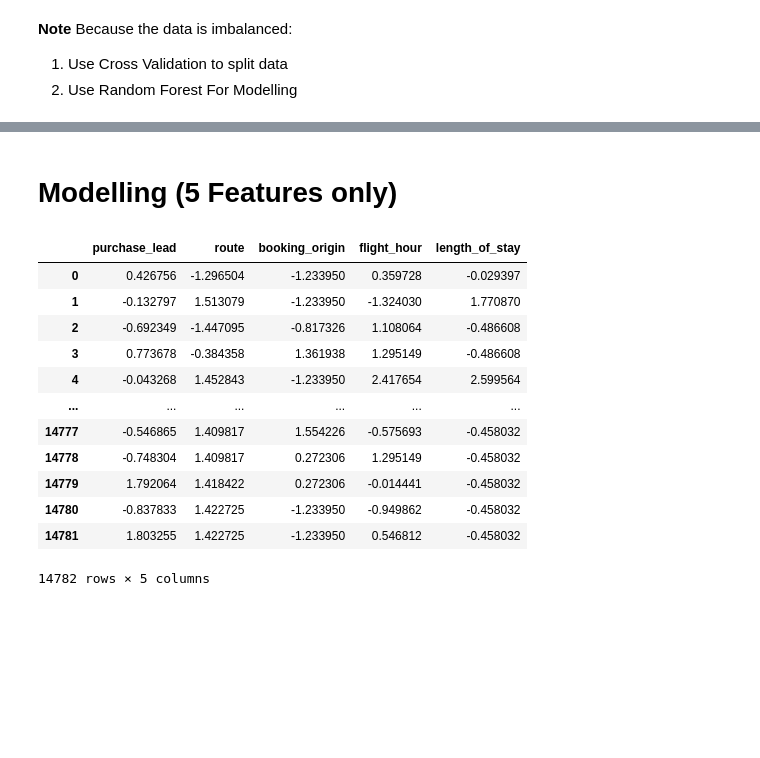
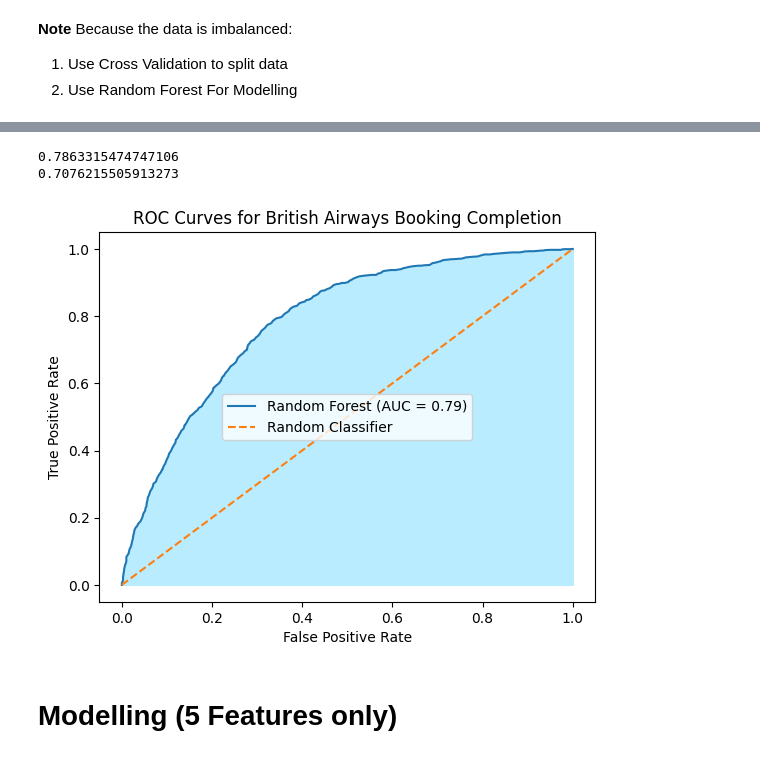
Before and after one commit to imandreans/Customer-Booking-Behavior, a Jupyter notebook: predicting.ipynb, the cells around one changed output, grey strips where cells are left out. Drawn from its saved outputs; the diff is of its cells as text; code cells hidden in the pictures; blank space fills up the shorter version.

```diff
--- a/predicting.ipynb
+++ b/predicting.ipynb
@@ -197,14 +135,0 @@ array([[1040,  455],
-# %%
-def plot_roc_curves(y_test, y_pred):
-    fpr_rf, tpr_rf, _ = roc_curve(y_test, y_pred)
-    plt.plot(fpr_rf, tpr_rf, label=f'Random Forest (AUC = {auc_rf:.2f})')
-        # Plot random classifier
-    plt.plot([0,1],[0,1], linestyle='--', label='Random Classifier')
-    plt.fill_between(fpr_rf, tpr_rf, color='#B9ECFF')
-
-    # Format the plot
-    plt.xlabel('False Positive Rate')
-    plt.ylabel('True Positive Rate')
-    plt.title('ROC Curves for British Airways Booking Completion')
-    plt.legend()
-    plt.show()
@@ -260,0 +136,8 @@ plot_roc_curves(y_test, y_pred_rf)
+# %%
+print(calculate_auc(X_test, y_test, rf))
+print(calculate_metrics(X_test, y_test, rf)['precision'])
+plot_roc_curves(X_test, y_test, rf)
+# %% [output]
+0.7863315474747106
+0.7076215505913273
+[figure, added]
@@ -263,19 +155,4 @@ plot_roc_curves(y_test, y_pred_rf)
 # %%
 new_data = data_scaled[['purchase_lead', 'route', 'booking_origin', 'flight_hour', 'length_of_stay']]
-new_data
-# %% [output]
-|  | purchase_lead | route | booking_origin | flight_hour | length_of_stay |
-| 0 | 0.426756 | -1.296504 | -1.233950 | 0.359728 | -0.029397 |
-| 1 | -0.132797 | 1.513079 | -1.233950 | -1.324030 | 1.770870 |
-| 2 | -0.692349 | -1.447095 | -0.817326 | 1.108064 | -0.486608 |
-| 3 | 0.773678 | -0.384358 | 1.361938 | 1.295149 | -0.486608 |
-| 4 | -0.043268 | 1.452843 | -1.233950 | 2.417654 | 2.599564 |
-| ... | ... | ... | ... | ... | ... |
-| 14777 | -0.546865 | 1.409817 | 1.554226 | -0.575693 | -0.458032 |
-| 14778 | -0.748304 | 1.409817 | 0.272306 | 1.295149 | -0.458032 |
-| 14779 | 1.792064 | 1.418422 | 0.272306 | -0.014441 | -0.458032 |
-| 14780 | -0.837833 | 1.422725 | -1.233950 | -0.949862 | -0.458032 |
-| 14781 | 1.803255 | 1.422725 | -1.233950 | 0.546812 | -0.458032 |
-14782 rows × 5 columns
 # %%
 X_train, X_test, y_train, y_test = train_test_split(new_data , y,test_size=0.2, random_state=42)
```
Also changed, not shown: parts of 40 cells of this notebook, 6 other files.
